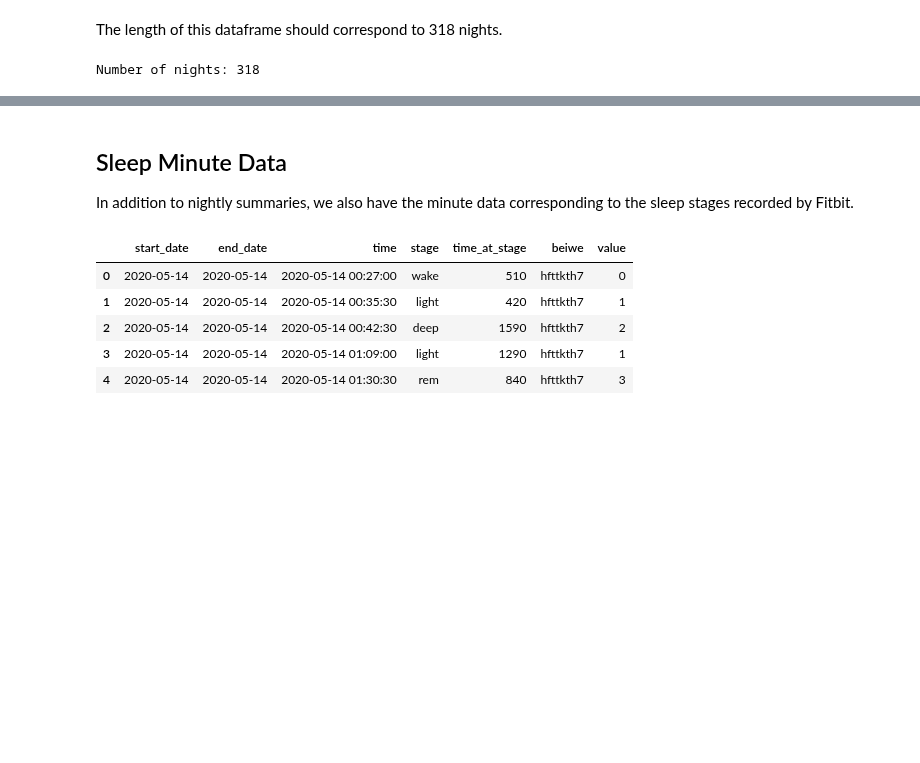
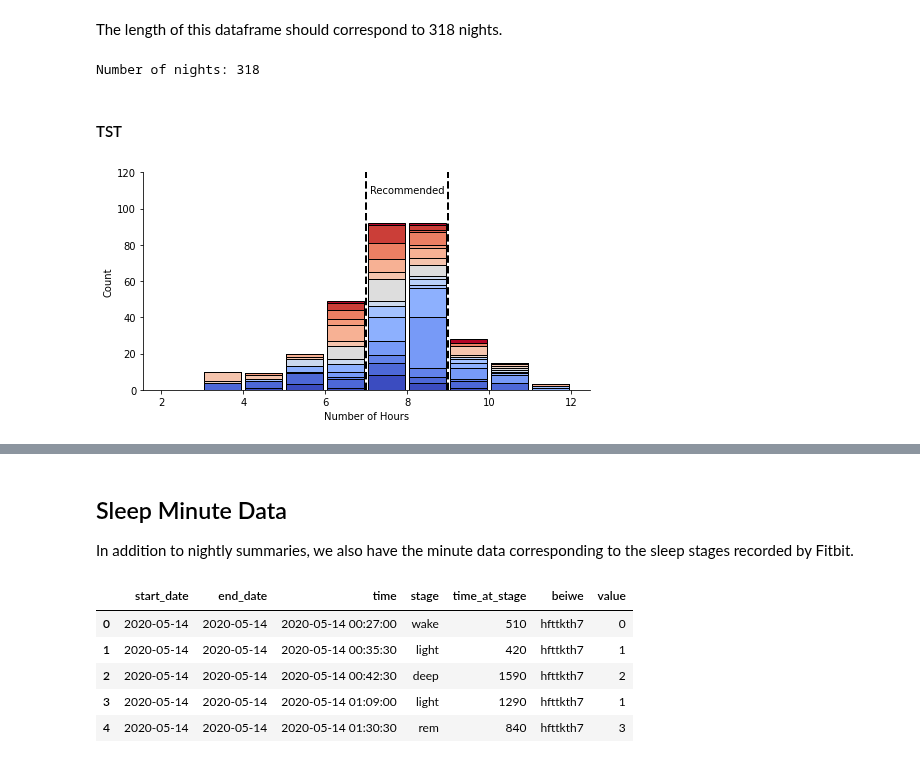
Before and after one commit to intelligent-environments-lab/utx000, a Jupyter notebook: notebooks/4.2.1-hef-fitbit-summary.ipynb, the cells around one changed output, grey strips where cells are left out. Saved outputs shown, nothing was run; the diff lists cells and outputs as text; code cells hidden in the pictures; blank space fills up the shorter version.

```diff
--- a/notebooks/4.2.1-hef-fitbit-summary.ipynb
+++ b/notebooks/4.2.1-hef-fitbit-summary.ipynb
@@ -464,3 +477,22 @@ def plot_stacked_hist(df,var,limits,width=1,cmap='coolwarm',by_var='beiwe',save=
         plt.savefig(f'{save_dir}/bpeace2-{var}-stacked_hist.pdf')
 
     return ax
+# %% [markdown]
+#### TST
+# %%
+ax = plot_stacked_hist(partial_sleep_df,'durationHours',[2,12])
+ax.set_ylabel('Count')
+ax.set_ylim([0,120])
+ax.set_xlabel('Number of Hours')
+for loc in ['right','top']:
+    ax.spines[loc].set_visible(False)
+
+ax.axvline(7,color='black',linestyle='dashed',linewidth=2)
+ax.axvline(9,color='black',linestyle='dashed',linewidth=2)
+ax.text(8,110,"Recommended",ha='center',va='center')
+
+plt.savefig('../reports/figures/bpeace2-fitbit_sleep_duration-stacked_hist.pdf')
+plt.show()
+plt.close()
+# %% [output]
+[figure, added]
```
Also changed, not shown: parts of 11 cells of this notebook.
